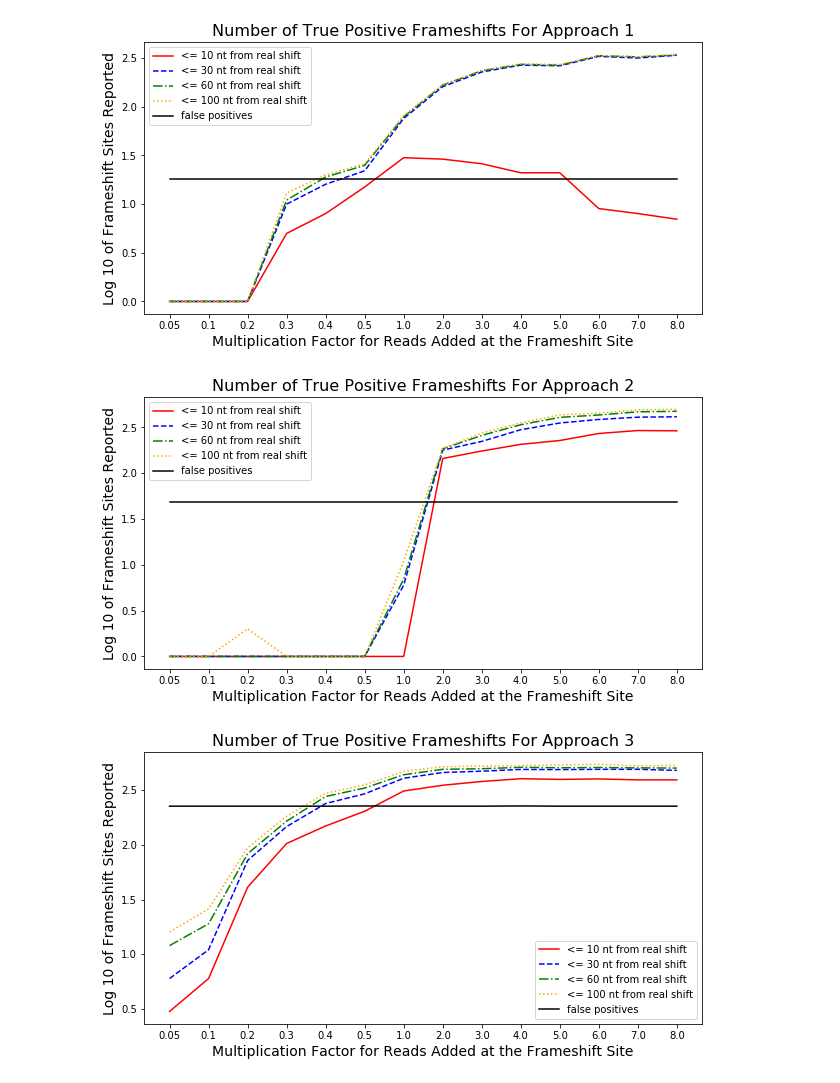
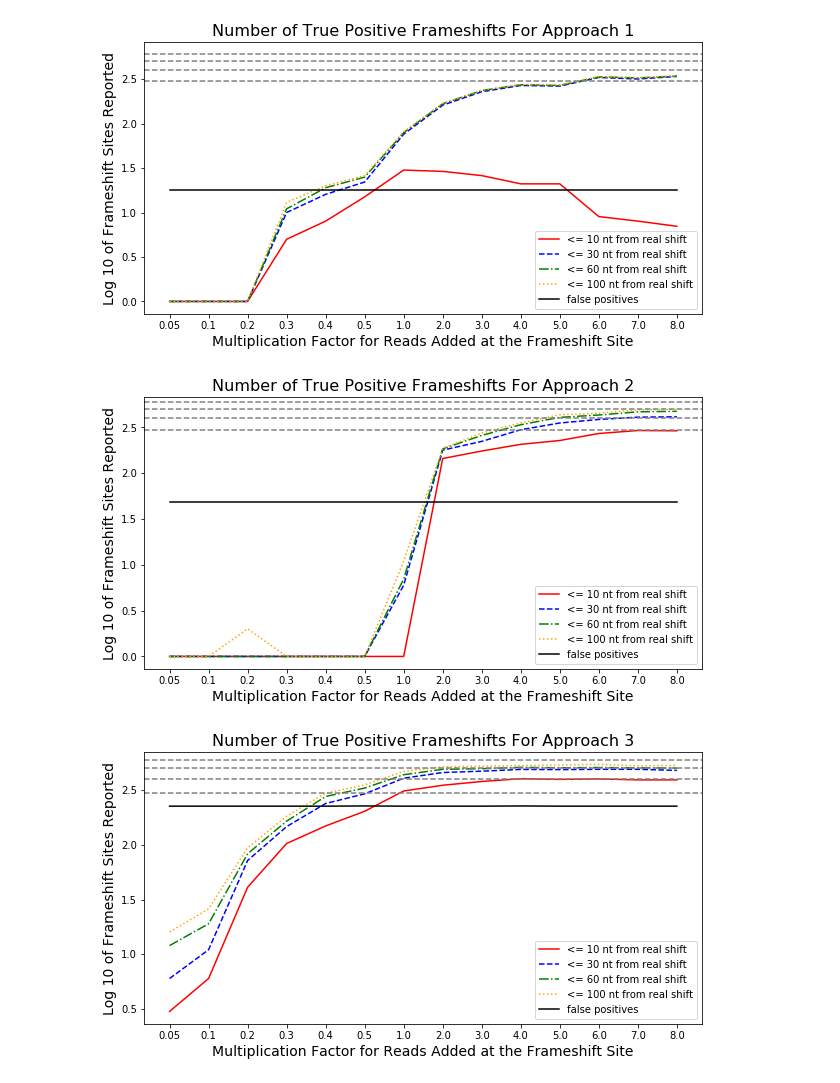
Before and after one commit to ayurovsky/old_Frame-Shift-Detector, a Jupyter notebook: SimulatedShiftReports-v2.ipynb, the cells around one changed output. Saved outputs shown, nothing was run; the diff lists cells and outputs as text; code cells hidden in the pictures.

```diff
--- a/SimulatedShiftReports-v2.ipynb
+++ b/SimulatedShiftReports-v2.ipynb
@@ -44,7 +44,7 @@ shift_info_dict = dict()
 shift_true_positives = dict()
 shift_false_positives = dict()
 levels = [0.05, 0.1, 0.2, 0.3, 0.4, 0.5, 1.0, 2.0, 3.0, 4.0, 5.0, 6.0, 7.0, 8.0]
-approaches = [1, 2, 3]
+approaches = [1, 2, 3, 4]
 
 distances = [10, 30, 60, 100]
 legend_labels = []
@@ -86,9 +86,13 @@ for approach in approaches:
             percents = [float(x) for x in percents]
             blank = inFile.readline()
             gene_name = Info_string.split("\t")[0].split(" ")[1]
-            p_value  = float(Info_string.split("\t")[1].split(" ")[1])
+            #p_value  = float(Info_string.split("\t")[1].split(" ")[1])
 
             if (gene_name in shift_info_dict[level]):
+                #if (approach == 4): #hack, fix
+                #    detected_shift = int(Info_string.split("\t")[5].split(" ")[1])
+                #    detected_shift_end = detected_shift + int(Info_string.split("\t")[6].split(" ")[1])
+                #else:
                 detected_shift = int(Info_string.split("\t")[3].split(" ")[1])
                 detected_shift_end = detected_shift + int(Info_string.split("\t")[4].split(" ")[1])
 
@@ -105,33 +109,40 @@ for approach in approaches:
     import matplotlib.pyplot as plt
     plt.figure(approach, figsize=(10, 5))
     colors = ["red", "blue" , "green", "orange", "black"]
     linestyles = ['-', '--', '-.', ':', '-']
     n = 0
     xs = levels
+    #print(approach)
     for dist in distances:
         ys = []
         for x in xs:
             y = shift_true_positives[x][dist]
+            #print(y)
             if (y != 0):
                 ys.append(math.log(y, 10))
             else:
                 ys.append(0)
         plt.plot(np.arange(len(xs)), ys, c=colors[n],linestyle=linestyles[n])
         n += 1
+    #print("\n")
     ys = []
     for x in xs:
         y = shift_false_positives[x]
         if (y != 0):
             ys.append(math.log(y, 10))
         else:
             ys.append(0)
     plt.plot(np.arange(len(xs)), ys, c=colors[n],linestyle=linestyles[n])
+    plt.axhline(y=math.log(600,10), color='gray', linestyle='--')
+    plt.axhline(y=math.log(500,10), color='gray', linestyle='--')
+    plt.axhline(y=math.log(400,10), color='gray', linestyle='--')
+    plt.axhline(y=math.log(300,10), color='gray', linestyle='--')
     plt.title('Number of True Positive Frameshifts For Approach '+ str(approach),fontsize=16)
     plt.xlabel('Multiplication Factor for Reads Added at the Frameshift Site',fontsize=14)
     plt.xticks(np.arange(len(xs)), xs)
     plt.ylabel('Log 10 of Frameshift Sites Reported',fontsize=14)
     plt.legend(legend_labels)
 # %% [output]
-[figure, old version]
+[figure, new version]
-[figure, old version]
+[figure, new version]
-[figure, old version]
+[figure, new version]
```
Also changed, not shown: parts of 2 cells of this notebook, 5 other files.
